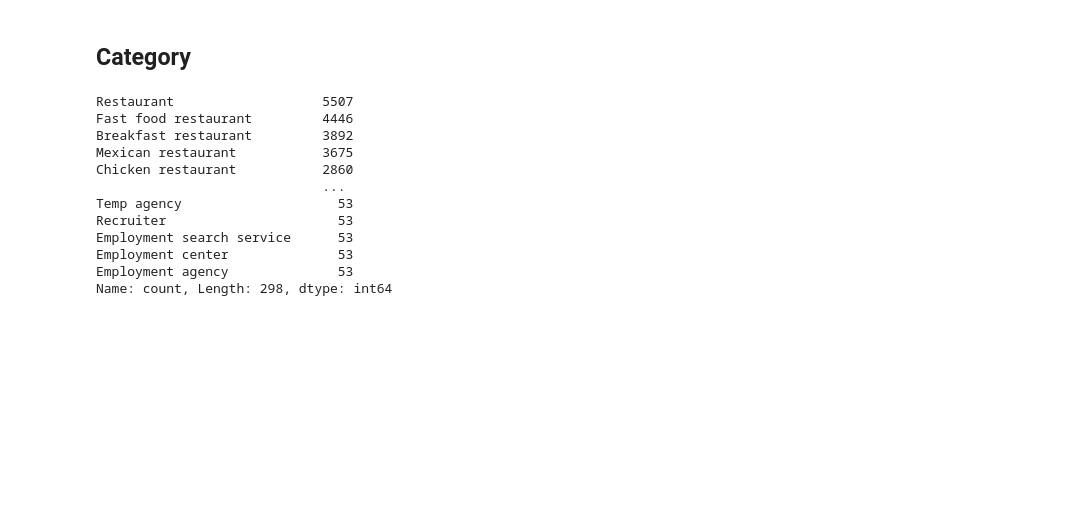
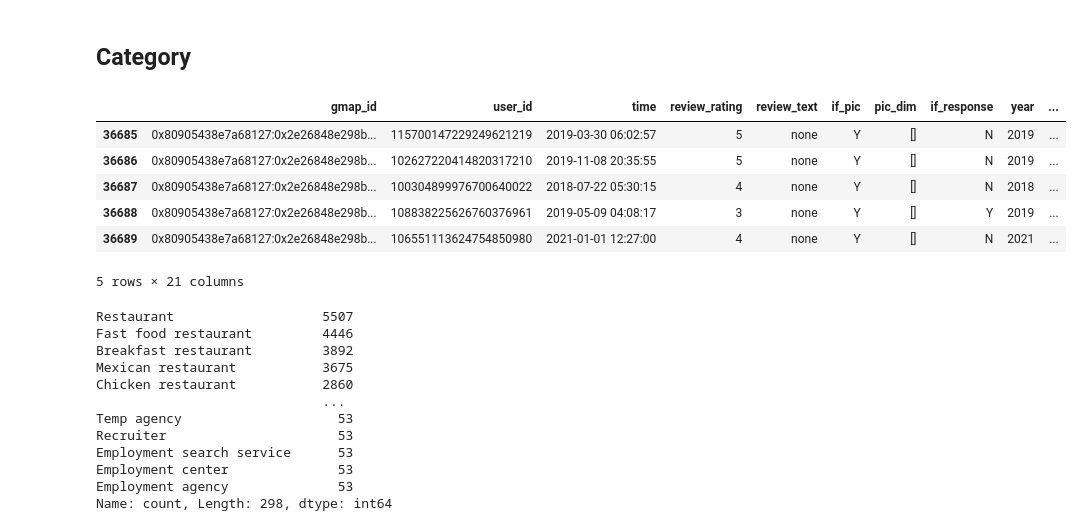
Before and after one commit to felix553/FIT5198-Assignment-1-, a Jupyter notebook: notebook_templates/task3_xxxxxxx.ipynb, the cells around one changed output. Drawn from its saved outputs; the diff is of its cells as text; code cells hidden in the pictures; blank space fills up the shorter version.

```diff
--- a/notebook_templates/task3_xxxxxxx.ipynb
+++ b/notebook_templates/task3_xxxxxxx.ipynb
@@ -630,5 +635,19 @@ Passing `palette` without assigning `hue` is deprecated and will be removed in v
 [figure]
 # %% [markdown]
 ## Category
+# %%
+merged_df = pd.merge(review_df, meta_df, on='gmap_id', how='left')
+columns = ['avg_rating', 'num_of_reviews', 'state', 'relative_results']
+merged_df = merged_df.drop(columns=columns)
+# %%
+merged_df.tail()
+# %% [output]
+|  | gmap_id | user_id | time | review_rating | review_text | if_pic | pic_dim | if_response | year | ... |
+| 36685 | 0x80905438e7a68127:0x2e26848e298b... | 115700147229249621219 | 2019-03-30 06:02:57 | 5 | none | Y | [] | N | 2019 | ... |
+| 36686 | 0x80905438e7a68127:0x2e26848e298b... | 102627220414820317210 | 2019-11-08 20:35:55 | 5 | none | Y | [] | N | 2019 | ... |
+| 36687 | 0x80905438e7a68127:0x2e26848e298b... | 100304899976700640022 | 2018-07-22 05:30:15 | 4 | none | Y | [] | N | 2018 | ... |
+| 36688 | 0x80905438e7a68127:0x2e26848e298b... | 108838225626760376961 | 2019-05-09 04:08:17 | 3 | none | Y | [] | Y | 2019 | ... |
+| 36689 | 0x80905438e7a68127:0x2e26848e298b... | 106551113624754850980 | 2021-01-01 12:27:00 | 4 | none | Y | [] | N | 2021 | ... |
+5 rows × 21 columns
 # %%
 # Flatten the lists and count occurrences, handle None values
```
Also changed, not shown: parts of 17 cells of this notebook, 7 other files.
